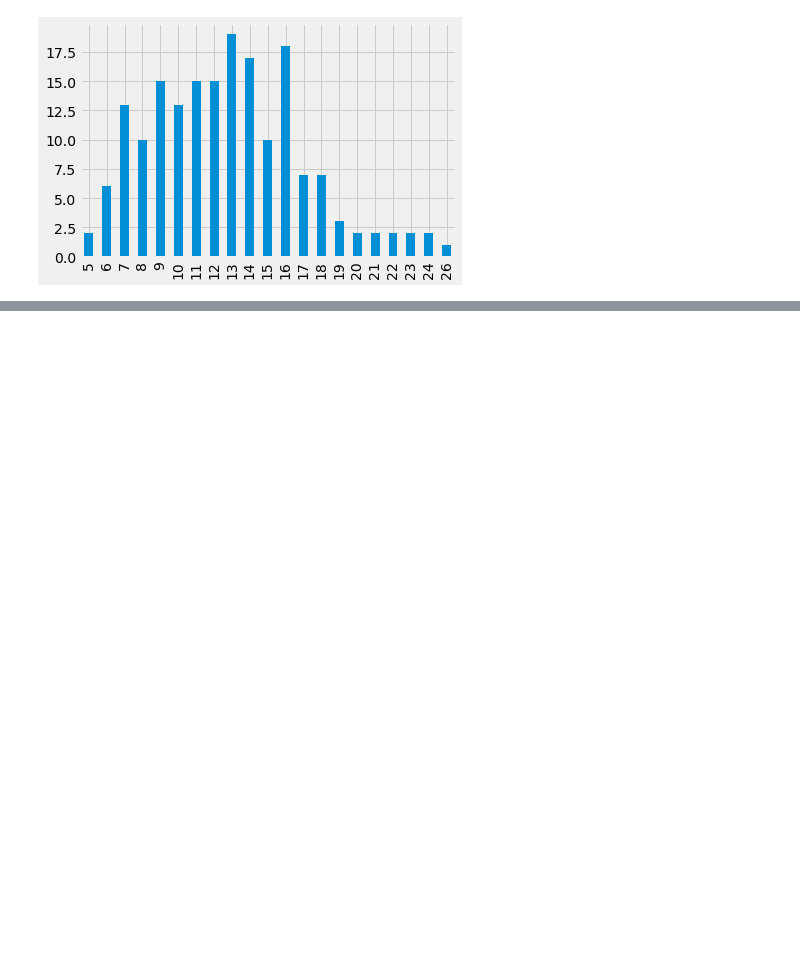
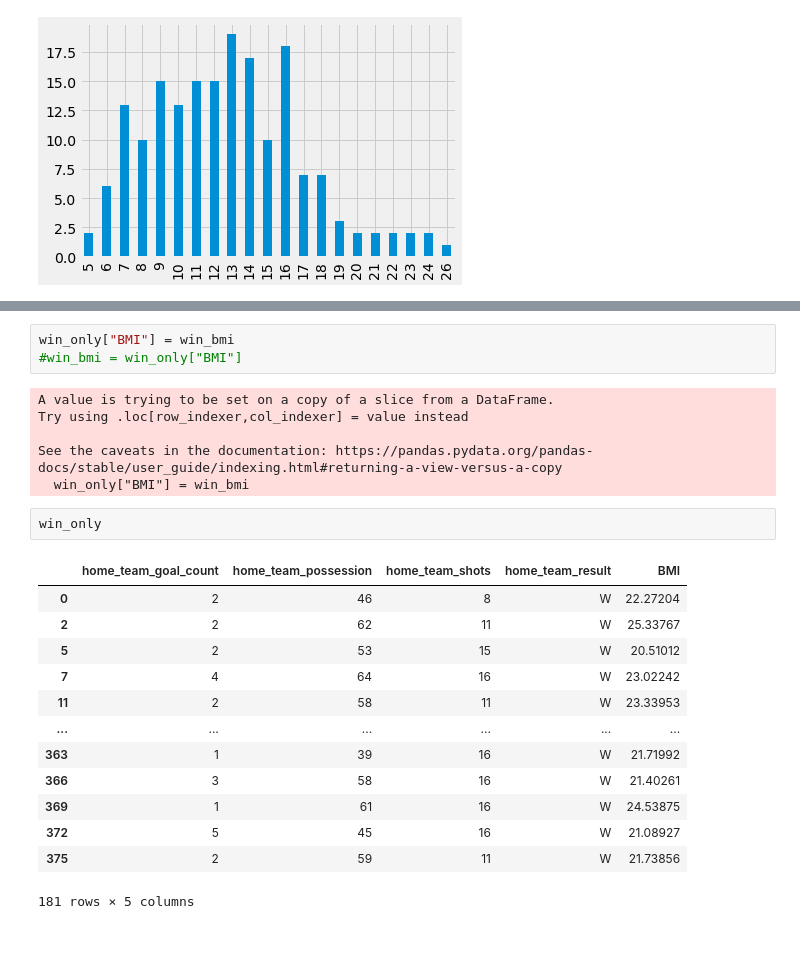
Before and after one commit to colm-o-caoimh/FootballSimulation, a Jupyter notebook: PDA_Project2020.ipynb, the cells around one changed output, grey strips where cells are left out. Drawn from its saved outputs; the diff is of its cells as text; blank space fills up the shorter version.

```diff
--- a/PDA_Project2020.ipynb
+++ b/PDA_Project2020.ipynb
@@ -403,3 +435,28 @@ win_shots_distribution.plot(kind='bar')
+# %%
+win_only["BMI"] = win_bmi
+#win_bmi = win_only["BMI"]
+# %% [output]
+A value is trying to be set on a copy of a slice from a DataFrame.
+Try using .loc[row_indexer,col_indexer] = value instead
+
+See the caveats in the documentation: https://pandas.pydata.org/pandas-docs/stable/user_guide/indexing.html#returning-a-view-versus-a-copy
+  win_only["BMI"] = win_bmi
+# %%
+win_only
+# %% [output]
+|  | home_team_goal_count | home_team_possession | home_team_shots | home_team_result | BMI |
+| 0 | 2 | 46 | 8 | W | 22.27204 |
+| 2 | 2 | 62 | 11 | W | 25.33767 |
+| 5 | 2 | 53 | 15 | W | 20.51012 |
+| 7 | 4 | 64 | 16 | W | 23.02242 |
+| 11 | 2 | 58 | 11 | W | 23.33953 |
+| ... | ... | ... | ... | ... | ... |
+| 363 | 1 | 39 | 16 | W | 21.71992 |
+| 366 | 3 | 58 | 16 | W | 21.40261 |
+| 369 | 1 | 61 | 16 | W | 24.53875 |
+| 372 | 5 | 45 | 16 | W | 21.08927 |
+| 375 | 2 | 59 | 11 | W | 21.73856 |
+181 rows × 5 columns
 # %% [markdown]
 <br>
 # %% [markdown]
```
Also changed, not shown: parts of 31 cells of this notebook.
